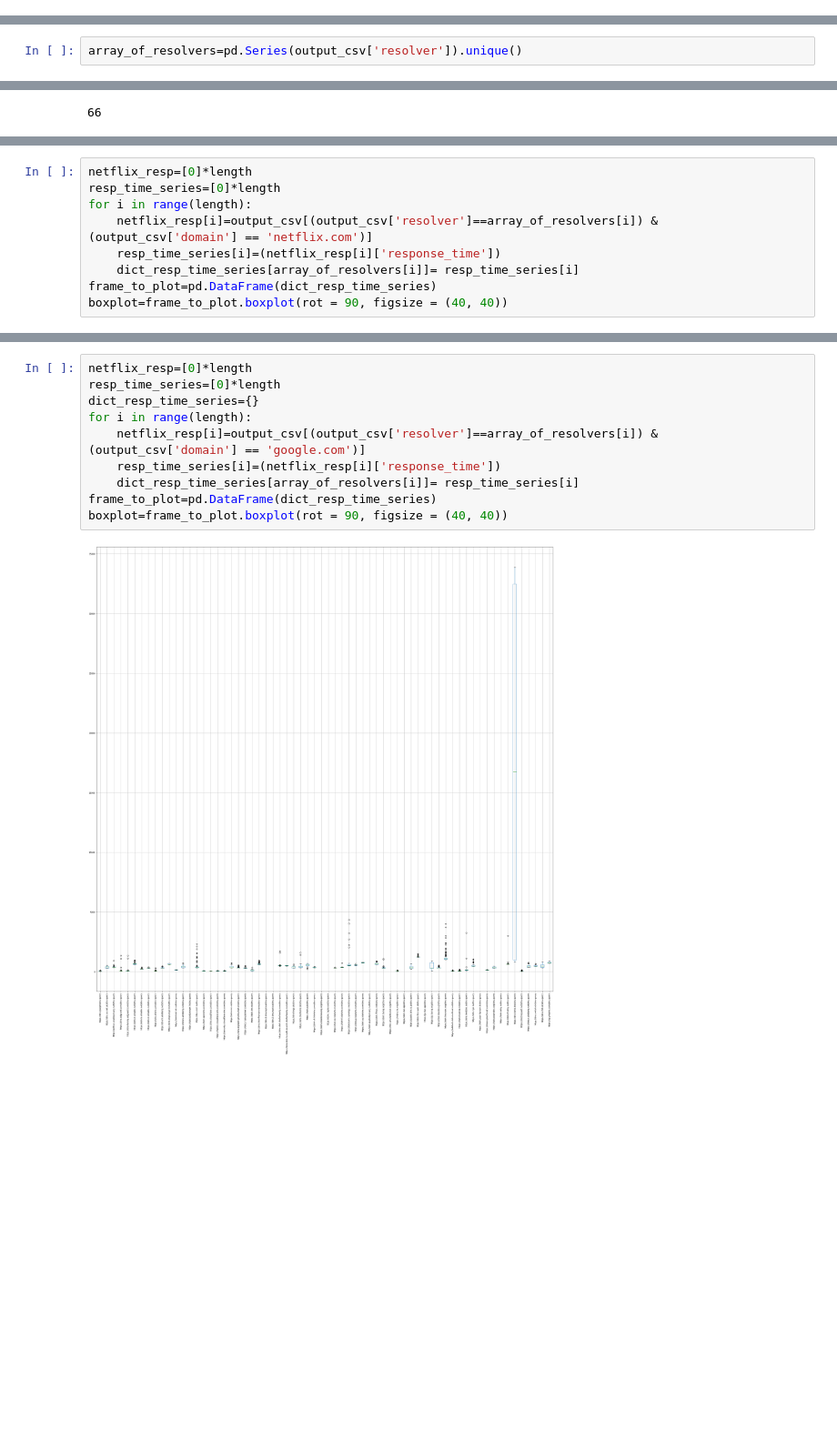
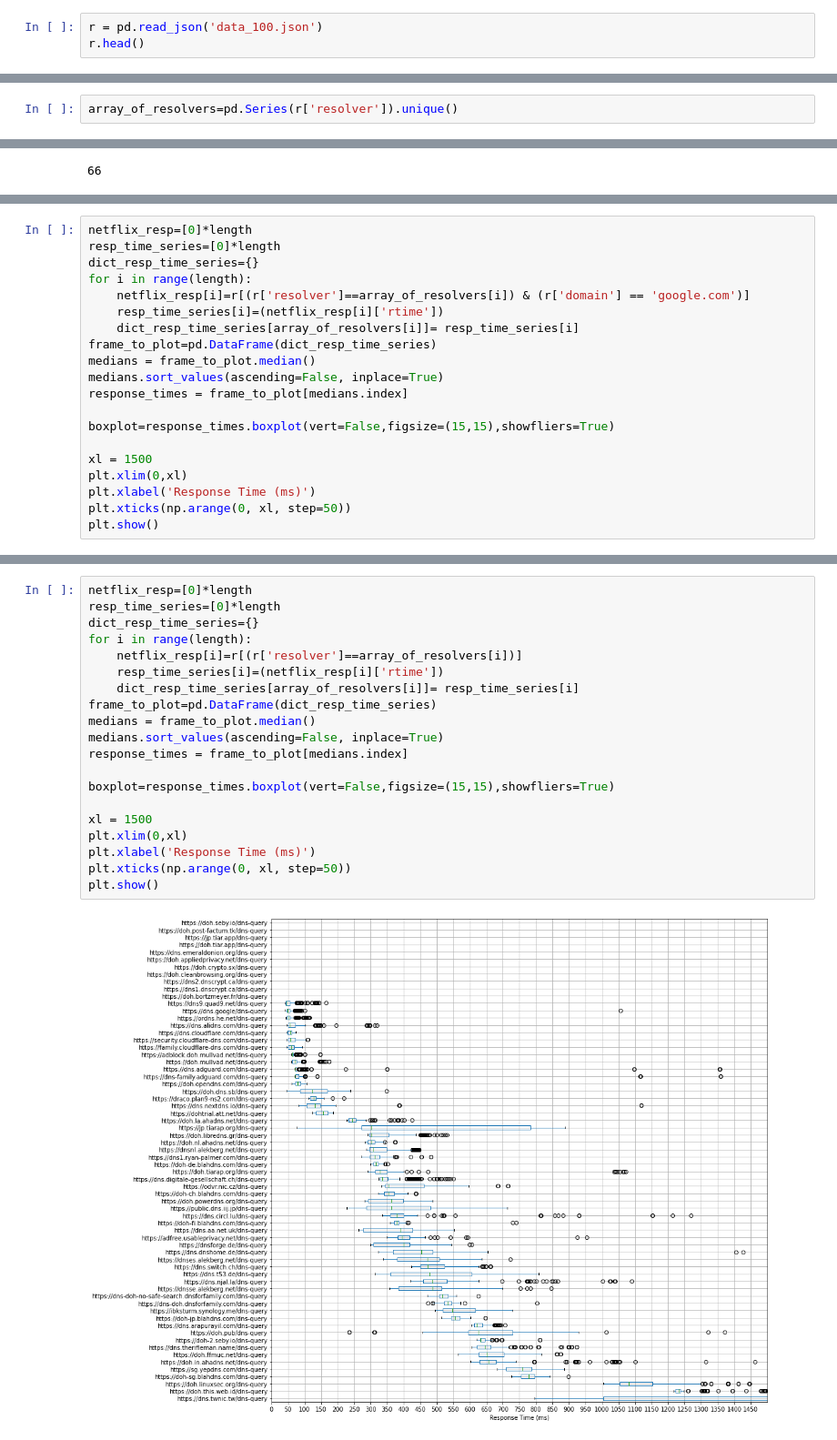
Before and after one commit to noise-lab/dns-measurement, a Jupyter notebook: src/measure/dns-timing/output/Boxplot Data_100.ipynb, the cells around one changed output, grey strips where cells are left out. Shown at 91% size. Drawn from its saved outputs; the diff is of its cells as text; blank space fills up the shorter version.

```diff
--- a/src/measure/dns-timing/output/Boxplot Data_100.ipynb
+++ b/src/measure/dns-timing/output/Boxplot Data_100.ipynb
@@ -33,0 +10,3 @@ output_csv.head()
+# %%
+r = pd.read_json('data_100.json')
+r.head()
@@ -34,5 +20,5 @@ output_csv.head()
 # %%
-array_of_resolvers=pd.Series(output_csv['resolver']).unique()
+array_of_resolvers=pd.Series(r['resolver']).unique()
 # %%
 array_of_resolvers[2]
 # %% [output]
@@ -67,10 +78,21 @@ print(length)
 # %%
 netflix_resp=[0]*length
 resp_time_series=[0]*length
+dict_resp_time_series={}
 for i in range(length):
-    netflix_resp[i]=output_csv[(output_csv['resolver']==array_of_resolvers[i]) & (output_csv['domain'] == 'netflix.com')]
-    resp_time_series[i]=(netflix_resp[i]['response_time'])
+    netflix_resp[i]=r[(r['resolver']==array_of_resolvers[i]) & (r['domain'] == 'google.com')]
+    resp_time_series[i]=(netflix_resp[i]['rtime'])
     dict_resp_time_series[array_of_resolvers[i]]= resp_time_series[i]
 frame_to_plot=pd.DataFrame(dict_resp_time_series)
-boxplot=frame_to_plot.boxplot(rot = 90, figsize = (40, 40))
+medians = frame_to_plot.median()
+medians.sort_values(ascending=False, inplace=True)
+response_times = frame_to_plot[medians.index]
+
+boxplot=response_times.boxplot(vert=False,figsize=(15,15),showfliers=True)
+
+xl = 1500
+plt.xlim(0,xl)
+plt.xlabel('Response Time (ms)')
+plt.xticks(np.arange(0, xl, step=50))
+plt.show()
 # %% [output]
@@ -78,12 +100,22 @@ boxplot=frame_to_plot.boxplot(rot = 90, figsize = (40, 40))
 # %%
 netflix_resp=[0]*length
 resp_time_series=[0]*length
 dict_resp_time_series={}
 for i in range(length):
-    netflix_resp[i]=output_csv[(output_csv['resolver']==array_of_resolvers[i]) & (output_csv['domain'] == 'google.com')]
-    resp_time_series[i]=(netflix_resp[i]['response_time'])
+    netflix_resp[i]=r[(r['resolver']==array_of_resolvers[i])]
+    resp_time_series[i]=(netflix_resp[i]['rtime'])
     dict_resp_time_series[array_of_resolvers[i]]= resp_time_series[i]
 frame_to_plot=pd.DataFrame(dict_resp_time_series)
-boxplot=frame_to_plot.boxplot(rot = 90, figsize = (40, 40))
+medians = frame_to_plot.median()
+medians.sort_values(ascending=False, inplace=True)
+response_times = frame_to_plot[medians.index]
+
+boxplot=response_times.boxplot(vert=False,figsize=(15,15),showfliers=True)
+
+xl = 1500
+plt.xlim(0,xl)
+plt.xlabel('Response Time (ms)')
+plt.xticks(np.arange(0, xl, step=50))
+plt.show()
 # %% [output]
-[figure, old version]
+[figure, new version]
```
Also changed, not shown: parts of 7 cells of this notebook, 1 other file.
